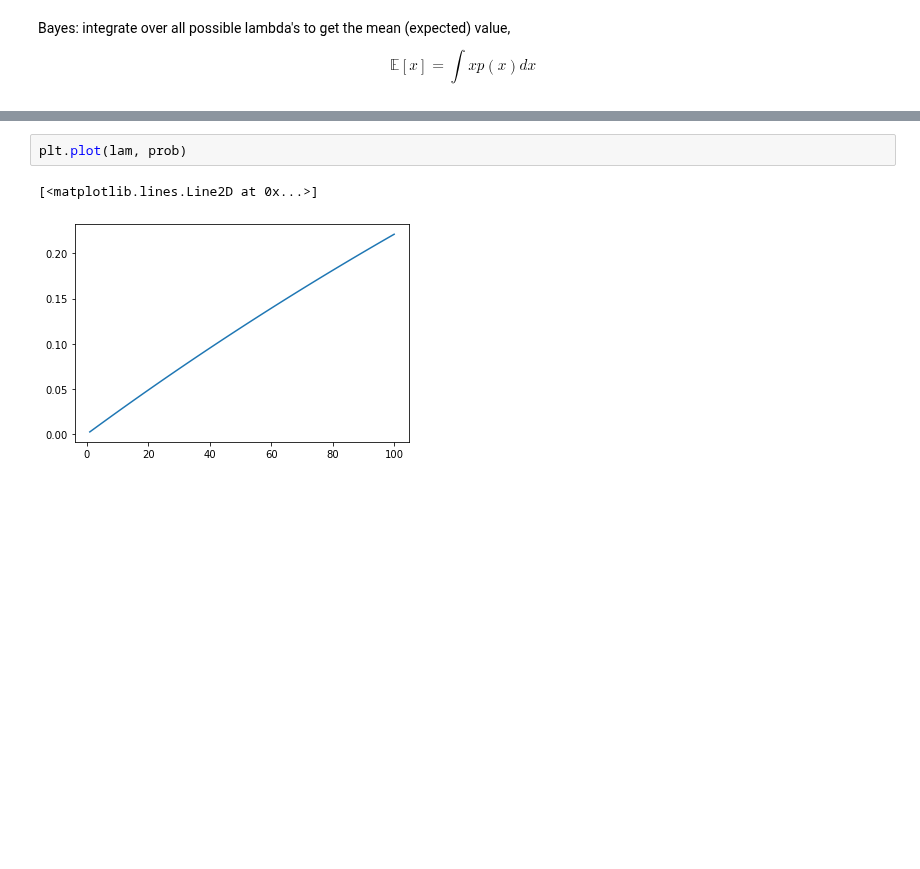
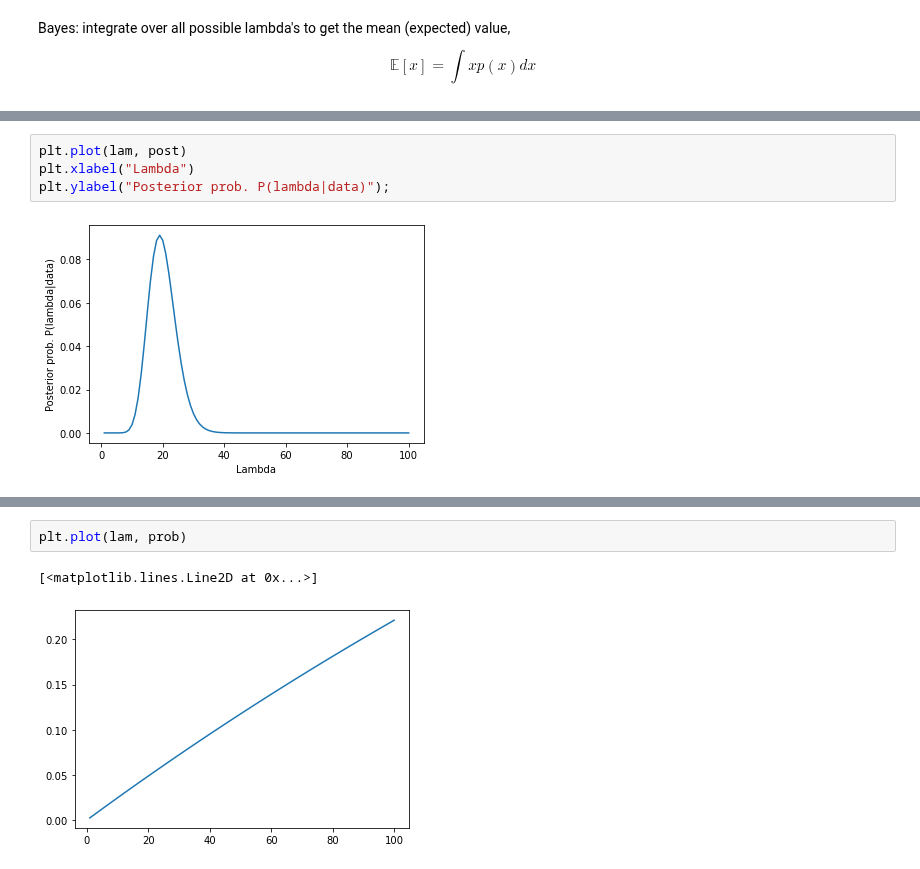
Before and after one commit to toastmaker/lectures, a Jupyter notebook: notebooks/Gentle touch on Mr Bayes.ipynb, the cells around one changed output, grey strips where cells are left out. Cells and saved outputs as stored; diff of their text form; blank space fills up the shorter version.

```diff
--- a/notebooks/Gentle touch on Mr Bayes.ipynb
+++ b/notebooks/Gentle touch on Mr Bayes.ipynb
@@ -651,0 +679,6 @@ bayes_prob
+# %%
+plt.plot(lam, post)
+plt.xlabel("Lambda")
+plt.ylabel("Posterior prob. P(lambda|data)");
+# %% [output]
+[figure, added]
```
Also changed, not shown: parts of 16 cells of this notebook.
